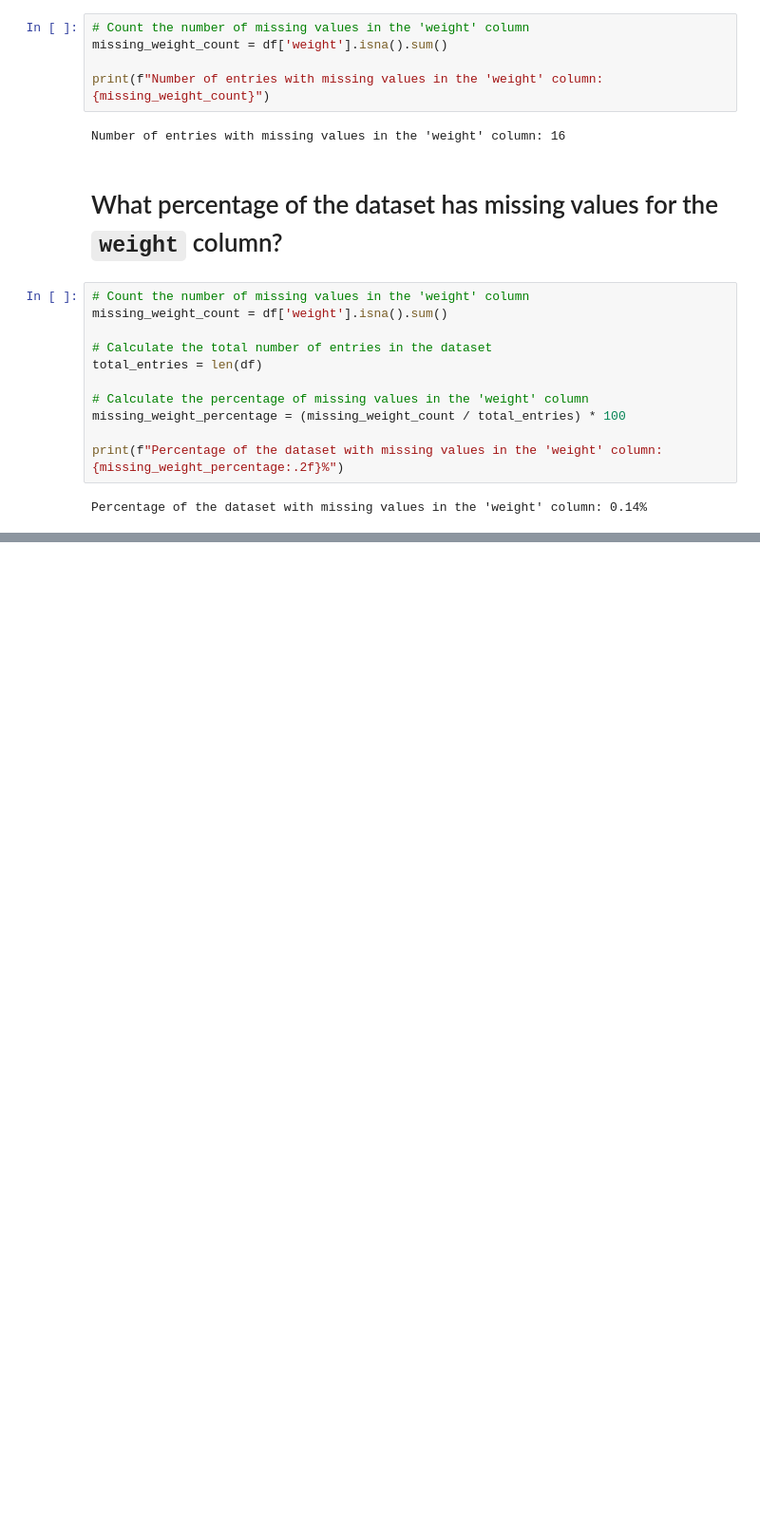
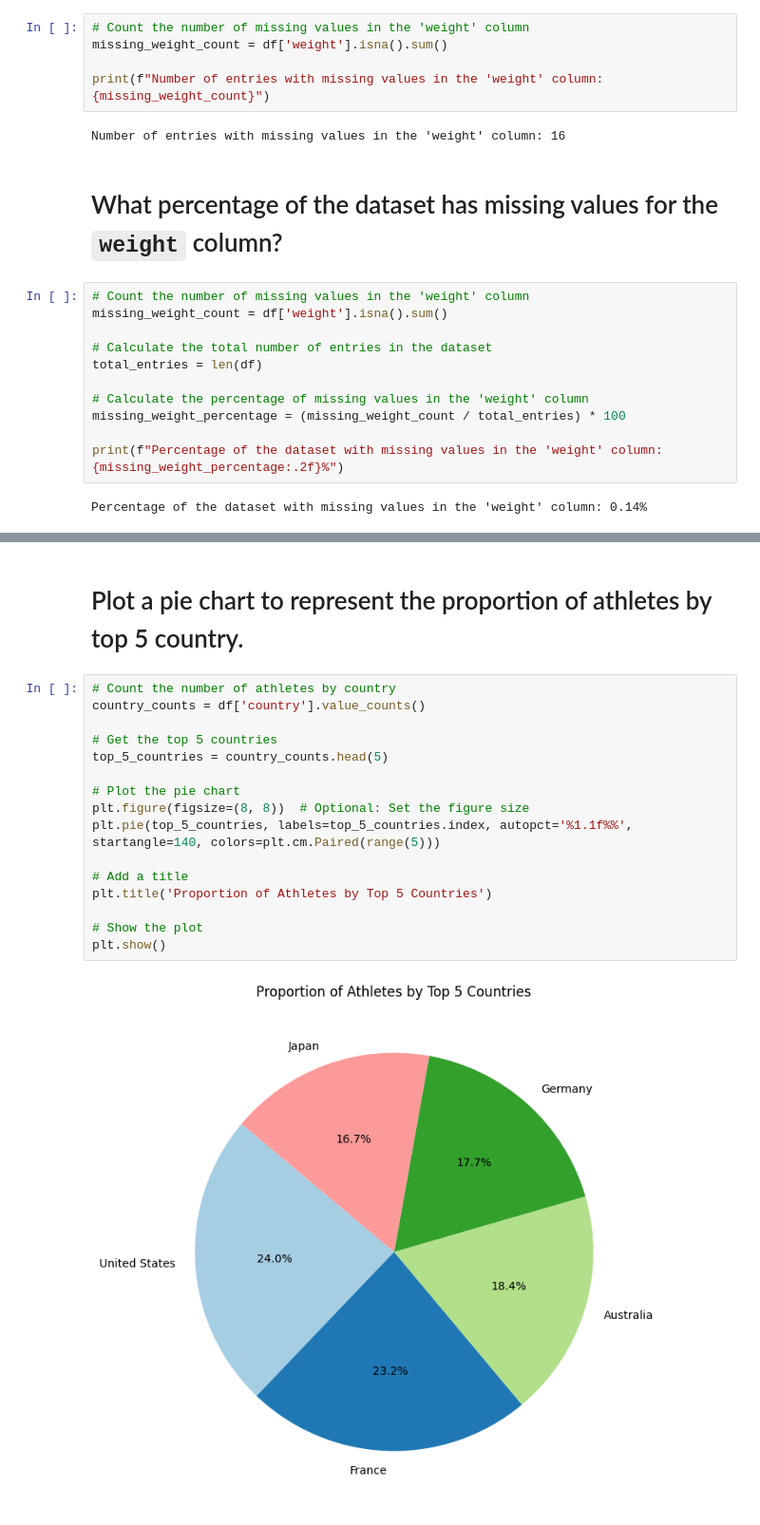
Before and after one commit to Mahmud256/olympics-2024-analysis, a Jupyter notebook: olympics-2024-analysis.ipynb, the cells around one changed output, grey strips where cells are left out. Shown at 95% size. Saved outputs shown, nothing was run; the diff lists cells and outputs as text; blank space fills up the shorter version.

```diff
--- a/olympics-2024-analysis.ipynb
+++ b/olympics-2024-analysis.ipynb
@@ -232,0 +289,20 @@ Percentage of the dataset with missing values in the 'weight' column: 0.14%
+# %% [markdown]
+# Plot a pie chart to represent the proportion of athletes by top 5 country.
+# %%
+# Count the number of athletes by country
+country_counts = df['country'].value_counts()
+
+# Get the top 5 countries
+top_5_countries = country_counts.head(5)
+
+# Plot the pie chart
+plt.figure(figsize=(8, 8))  # Optional: Set the figure size
+plt.pie(top_5_countries, labels=top_5_countries.index, autopct='%1.1f%%', startangle=140, colors=plt.cm.Paired(range(5)))
+
+# Add a title
+plt.title('Proportion of Athletes by Top 5 Countries')
+
+# Show the plot
+plt.show()
+# %% [output]
+[figure, added]
```
Also changed, not shown: parts of 6 cells of this notebook.
